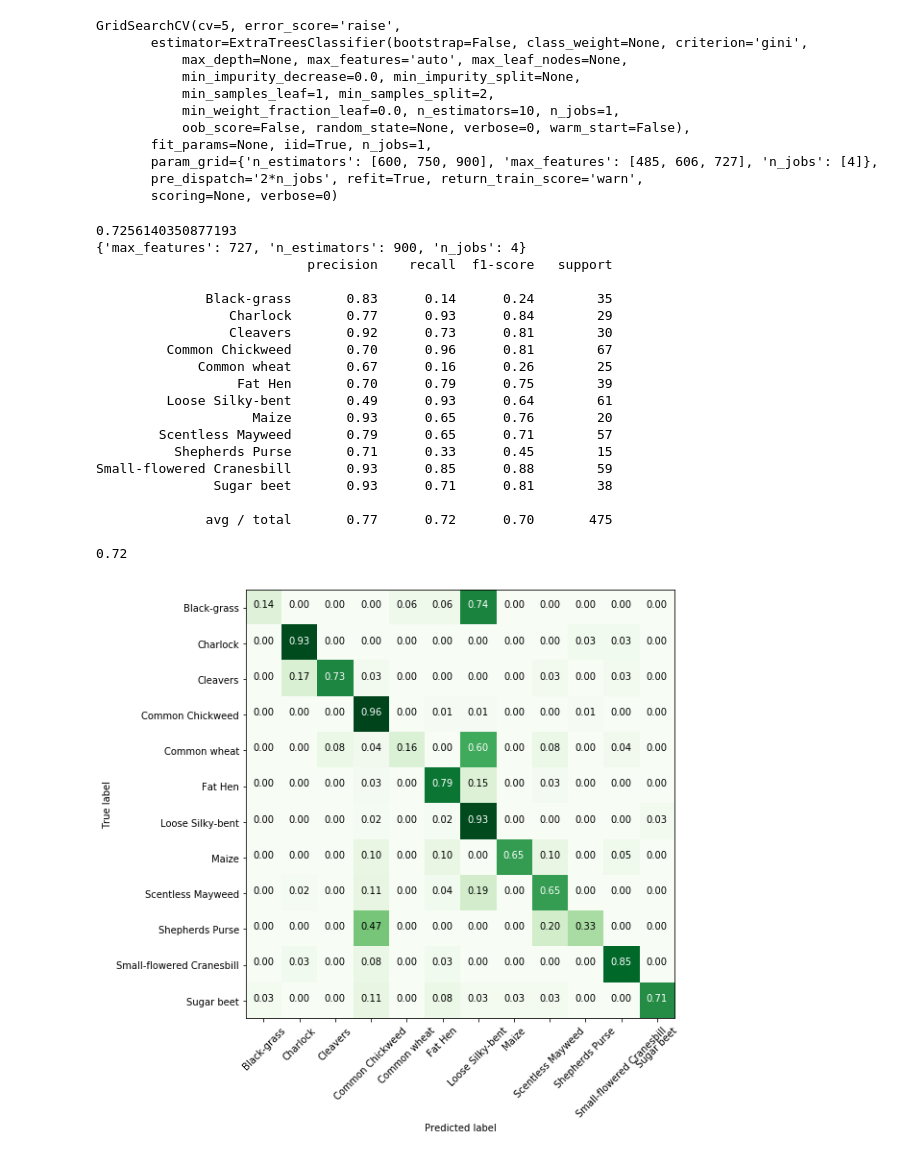
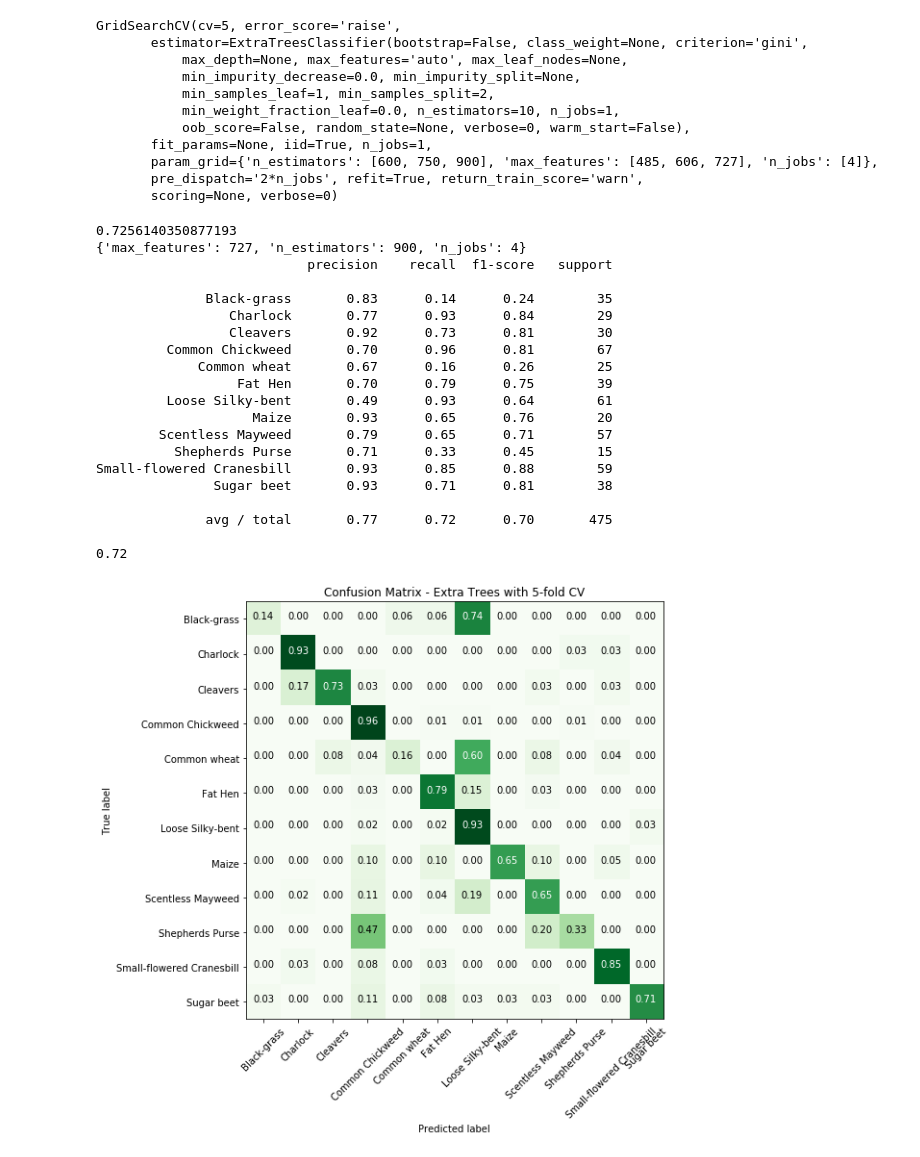
Before and after one commit to nkessler2000/plant-seedlings, a Jupyter notebook: Plant Seedling - all images joined.ipynb, the cells around one changed output. Cells and saved outputs as stored; diff of their text form; code cells hidden in the pictures.

```diff
--- a/Plant Seedling - all images joined.ipynb
+++ b/Plant Seedling - all images joined.ipynb
@@ -204,35 +178,36 @@ cr = classification_report(y_ts, grid_etc_pred)
 print(cr)
 
 score = accuracy_score(y_ts, grid_etc_pred)
 print(score)
 
 cm = confusion_matrix(y_ts, grid_etc_pred)
 cm_plot(confusion_matrix(y_ts, grid_etc_pred), classes=sorted(data['class'].unique()),
-       cmap=plt.cm.Greens, cbar=False, normalize=True)
+       cmap=plt.cm.Greens, cbar=False, normalize=True,
+       title='Confusion Matrix - Extra Trees with 5-fold CV')
 plt.show()
 # save the grid search results
 # %% [output]
 0.7256140350877193
 {'max_features': 727, 'n_estimators': 900, 'n_jobs': 4}
                            precision    recall  f1-score   support
 
               Black-grass       0.83      0.14      0.24        35
                  Charlock       0.77      0.93      0.84        29
                  Cleavers       0.92      0.73      0.81        30
          Common Chickweed       0.70      0.96      0.81        67
              Common wheat       0.67      0.16      0.26        25
                   Fat Hen       0.70      0.79      0.75        39
          Loose Silky-bent       0.49      0.93      0.64        61
                     Maize       0.93      0.65      0.76        20
         Scentless Mayweed       0.79      0.65      0.71        57
           Shepherds Purse       0.71      0.33      0.45        15
 Small-flowered Cranesbill       0.93      0.85      0.88        59
                Sugar beet       0.93      0.71      0.81        38
 
               avg / total       0.77      0.72      0.70       475
 
 0.72
-[figure, old version]
+[figure, new version]
 # %%
 # save the results
 
```
Also changed, not shown: parts of 9 cells of this notebook, 32 other files.
